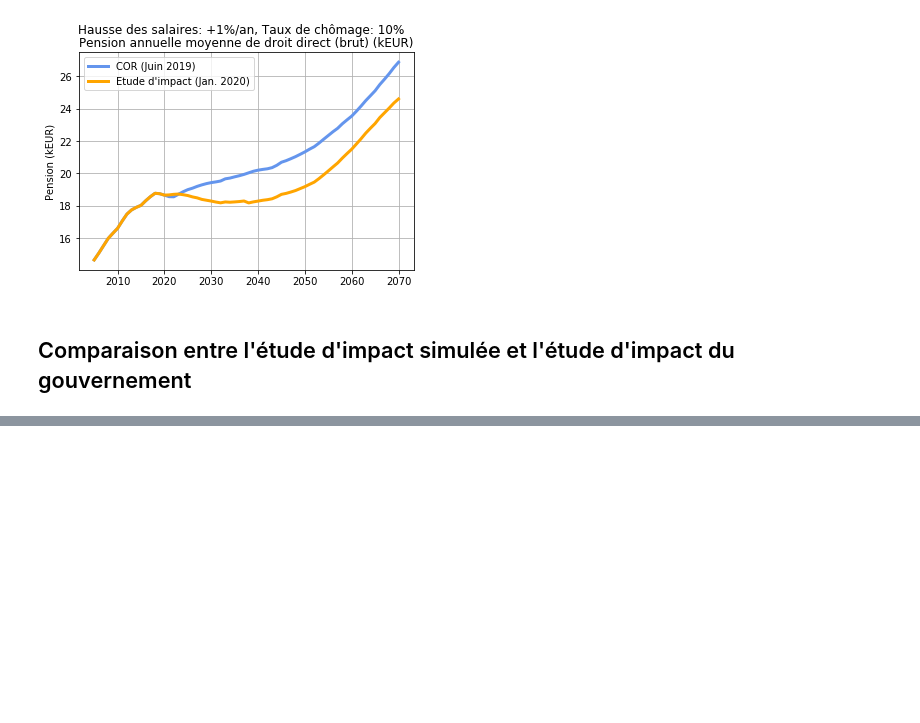
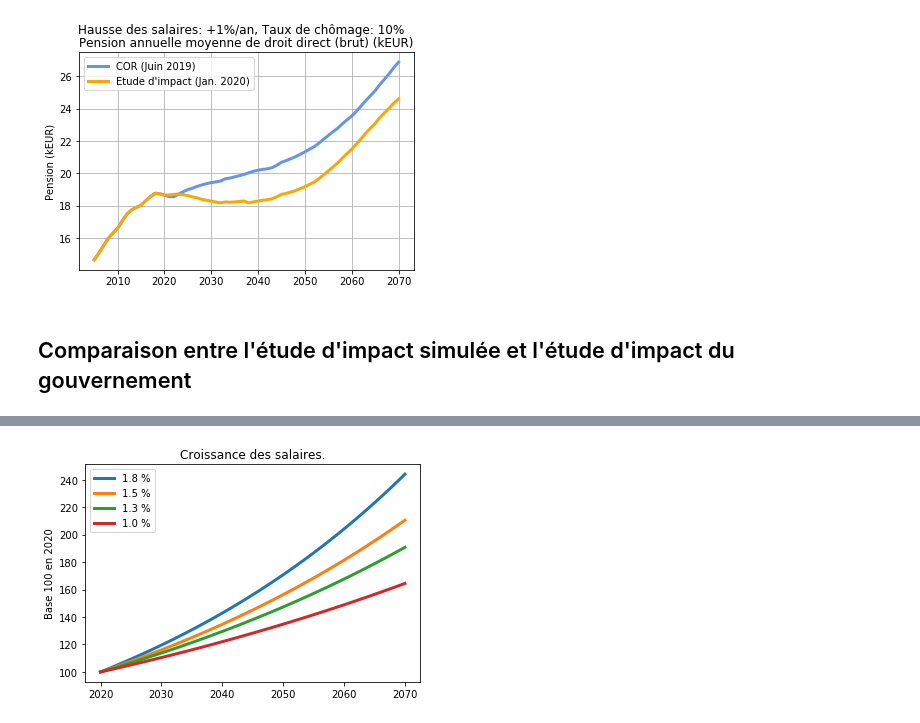
Before and after one commit to brunoscherrer/retraites, a Jupyter notebook: doc/CalculePensionAnnuelle/simulation-pension-annuelle.ipynb, the cells around one changed output, grey strips where cells are left out. Cells and saved outputs as stored; diff of their text form; code cells hidden in the pictures; blank space fills up the shorter version.

```diff
--- a/doc/CalculePensionAnnuelle/simulation-pension-annuelle.ipynb
+++ b/doc/CalculePensionAnnuelle/simulation-pension-annuelle.ipynb
@@ -214,0 +317,11 @@ C'est pourquoi on ne peut pas utiliser les données du graphique 59 pour compare
+# %%
+print("Croissance des salaires")
+salaires = dict()
+for s in simulateur.scenarios:
+    print("Taux de croissance : ", simulateur.scenarios_croissance[s], "%")
+    salaires[s] = dict()
+    for a in simulateur.annees_futures:
+        if (a == 2020):
+            salaires[s][a] = 100.0
+        else:
+            salaires[s][a] = (1.0 + simulateur.scenarios_croissance[s] / 100.0) * salaires[s][a-1]
@@ -214,0 +336,11 @@ C'est pourquoi on ne peut pas utiliser les données du graphique 59 pour compare
+# %%
+pl.figure()
+pl.title("Croissance des salaires.")
+pl.ylabel("Base 100 en 2020")
+for s in simulateur.scenarios[0:4]:
+    y = [salaires[s][a] for a in simulateur.annees_futures]
+    label = "%.1f %%" % (simulateur.scenarios_croissance[s])
+    pl.plot(simulateur.annees_futures, y, label = label , linewidth = etudeImpact.epaisseur_ligne);
+pl.legend();
+# %% [output]
+[figure, added]
```
Also changed, not shown: parts of 15 cells of this notebook, 15 other files.
